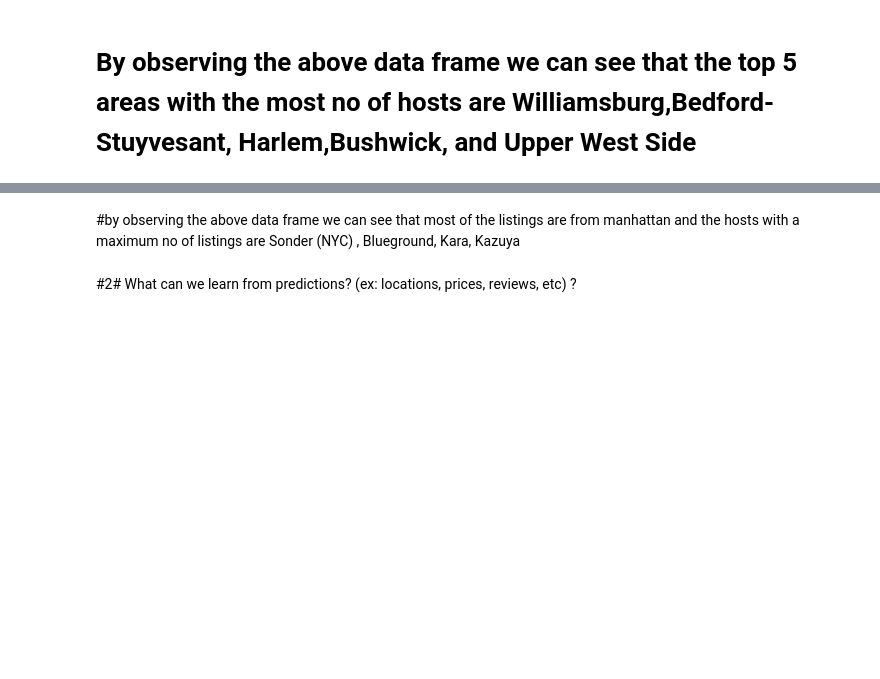
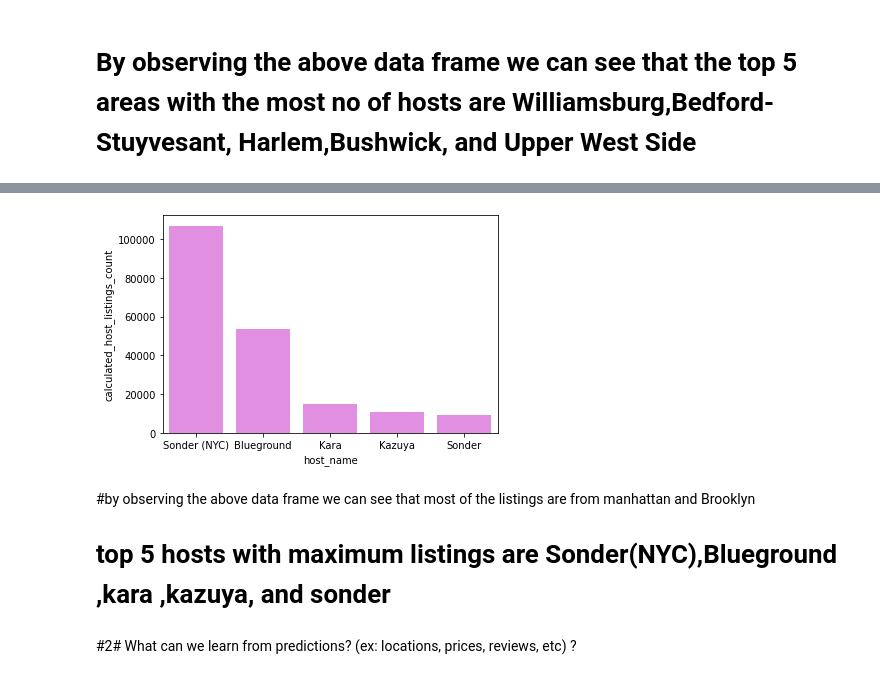
Before and after one commit to surajjorwar/AirBnb-booking-analysis---python, a Jupyter notebook: Suraj_Jorwar_Airbnb_Bookings_Analysis.ipynb, the cells around one changed output, grey strips where cells are left out. Saved outputs shown, nothing was run; the diff lists cells and outputs as text; code cells hidden in the pictures; blank space fills up the shorter version.

```diff
--- a/Suraj_Jorwar_Airbnb_Bookings_Analysis.ipynb
+++ b/Suraj_Jorwar_Airbnb_Bookings_Analysis.ipynb
@@ -268,0 +273,2 @@ newdf.head(5)
+# %%
+newdf2=df.groupby('host_name')['calculated_host_listings_count'].sum().reset_index().sort_values(by = 'calculated_host_listings_count',ascending = False).head(5)
@@ -269,5 +284,12 @@ newdf.head(5)
+# %%
+#plotting a bar graph using seaborn library
+sns.barplot(data = newdf2,x='host_name',y='calculated_host_listings_count',color= 'violet')
+plt.show()
+# %% [output]
+[figure, added]
 # %% [markdown]
-#by observing the above data  frame we can see that most of the listings are from  manhattan and the hosts with a maximum no of listings  are  Sonder (NYC)  , Blueground,  Kara, Kazuya
+#by observing the above data  frame we can see that most of the listings are from  manhattan and Brooklyn
+# top 5 hosts with maximum listings are Sonder(NYC),Blueground ,kara ,kazuya, and sonder
 # %% [markdown]
 #2# What can we learn from predictions? (ex: locations, prices, reviews, etc) ?
 # %%
```
Also changed, not shown: parts of 6 cells of this notebook.
